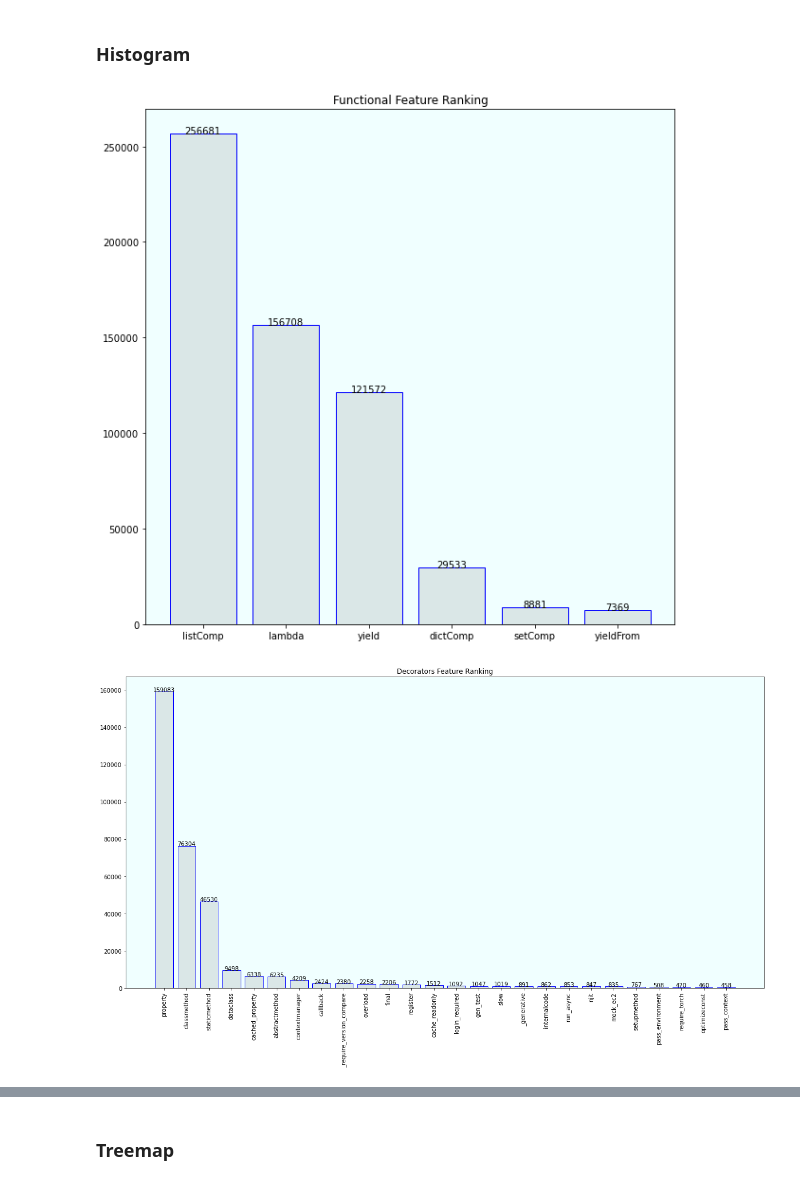
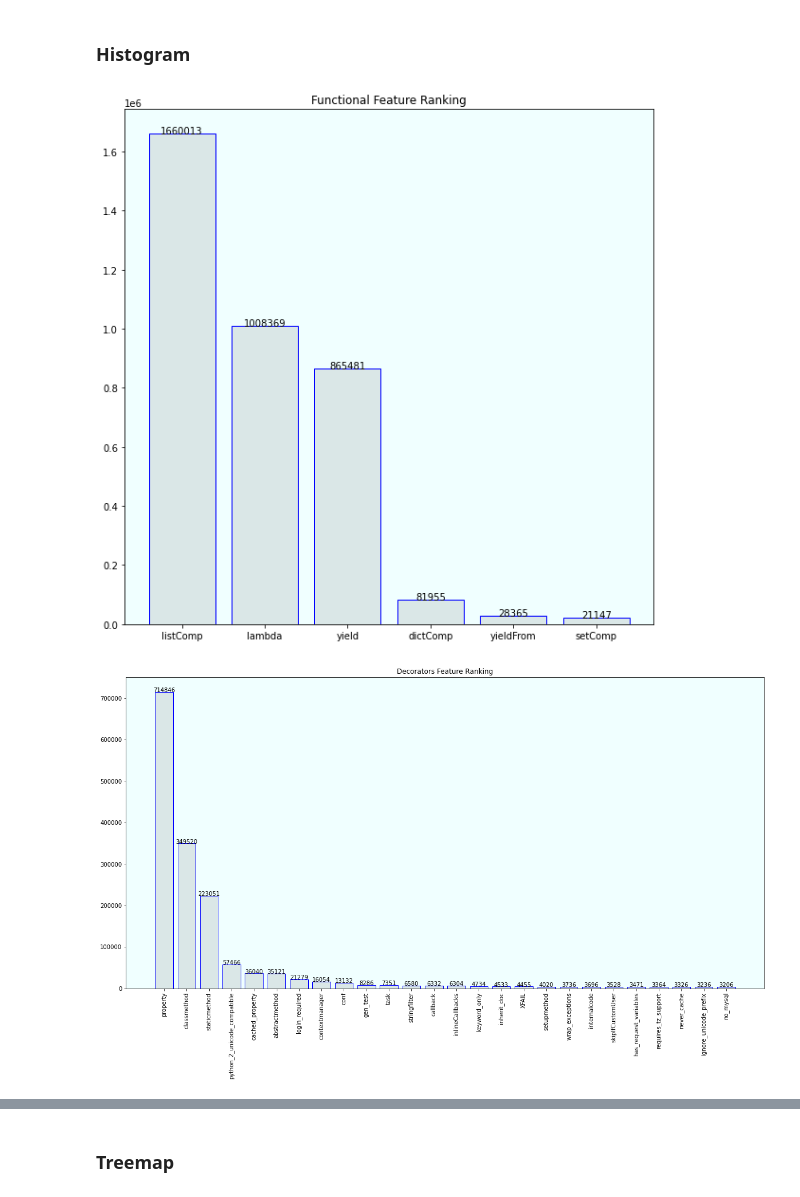
Before and after one commit to 2042Third/ast_analysis_python, a Jupyter notebook: scripts/plots.ipynb, the cells around one changed output, grey strips where cells are left out. Drawn from its saved outputs; the diff is of its cells as text; code cells hidden in the pictures.

```diff
--- a/scripts/plots.ipynb
+++ b/scripts/plots.ipynb
@@ -211,7 +211,7 @@ plt.show()
 # %%
 
 
-func_freq_d = pd.read_csv('../outputs/new_repo/functional_frequency_rank.csv')
+func_freq_d = pd.read_csv('../outputs/functional_frequency_rank.csv')
 func_freq = func_freq_d[['freq']]
 func_freq_name = func_freq_d[['funcname']]
 # %%
@@ -230,22 +230,22 @@ valuelabel(func_freq_name['funcname'], func_freq['freq'])
 plt.gca().set_facecolor('azure')
 plt.show()
 # %% [output]
-[figure, old version]
+[figure, new version]
 # %%
-func_freq_d = pd.read_csv('../outputs/new_repo/decorators_frequency_rank.csv')
+func_freq_d = pd.read_csv('../outputs/decorators_frequency_rank.csv')
 func_freq = func_freq_d[['freq']]
 func_freq_name = func_freq_d[['funcname']]
 
 plt.figure(figsize=(20,10))
 y_pos = np.arange(len(func_freq_name))
 plt.bar(y_pos, func_freq['freq'], color=(0.1, 0.1, 0.1, 0.1),  edgecolor='blue')
 plt.xticks(y_pos, func_freq_name['funcname'], rotation=90)
 
 plt.title('Decorators Feature Ranking')
 
 valuelabel(func_freq_name['funcname'], func_freq['freq'])
 plt.gca().set_facecolor('azure')
 plt.show()
 # %% [output]
-[figure, old version]
+[figure, new version]
 # %%
```
Also changed, not shown: parts of 8 cells of this notebook, 38 other files.
